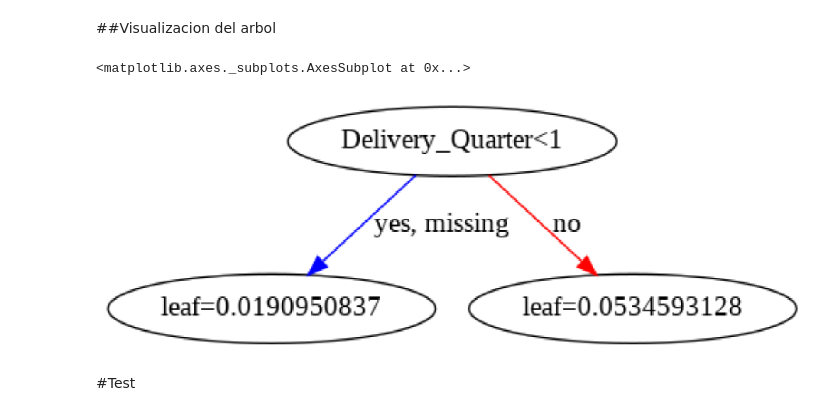
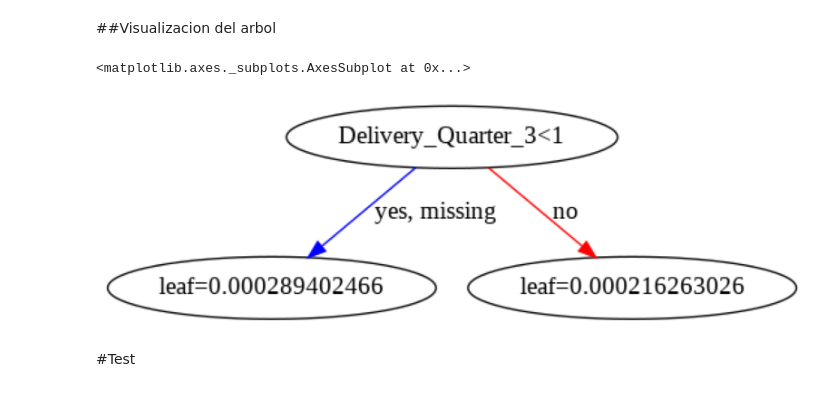
Before and after one commit to BautistaXifro/Machine-Learning-Datos, a Jupyter notebook: xgboost/Xgboost_de_clasificación_Tp2.ipynb, the cells around one changed output. Drawn from its saved outputs; the diff is of its cells as text; code cells hidden in the pictures.

Commit message:
Modifico encoding quarters
Mejoramos 0,0003 de score

```diff
--- a/xgboost/Xgboost_de_clasificación_Tp2.ipynb
+++ b/xgboost/Xgboost_de_clasificación_Tp2.ipynb
@@ -182,5 +184,9 @@ Name: Decision, dtype: int64
+# %%
+DataFrame_short['Delivery_Quarter_2'] = np.where(DataFrame_short['Delivery_Quarter'] == 'Q2',1,0)
+# %%
+DataFrame_short['Delivery_Quarter_3'] = np.where(DataFrame_short['Delivery_Quarter'] == 'Q3',1,0)
 # %%
-DataFrame_short['Delivery_Quarter'] = np.where(DataFrame_short['Delivery_Quarter'] == 'Q4',1,0)
+DataFrame_short['Delivery_Quarter_4'] = np.where(DataFrame_short['Delivery_Quarter'] == 'Q4',1,0)
 # %%
 DataFrame_short['Delivery_Quarter'].value_counts()
 # %% [output]
@@ -209,6 +217,8 @@ DataFrame_short['Region'].value_counts()
 3251    3251
 170      170
 Name: Region, dtype: int64
+# %%
+DataFrame_short.drop('Delivery_Quarter', axis = 1, inplace = True)
 # %%
 DataFrame_short.head()
 # %% [output]
@@ -449,10 +459,10 @@ xgb.plot_importance(xg_clas)
 ##Visualizacion del arbol
 # %%
 plt.rcParams['figure.figsize'] = [20, 20]
-xgb.plot_tree(xg_clas, num_trees = 0)
+xgb.plot_tree(xg_clas, num_trees = 10)
 # %% [output]
 <matplotlib.axes._subplots.AxesSubplot at 0x...>
-[figure, old version]
+[figure, new version]
 # %% [markdown]
 #Test
 # %% [markdown]
```
Also changed, not shown: parts of 22 cells of this notebook.
